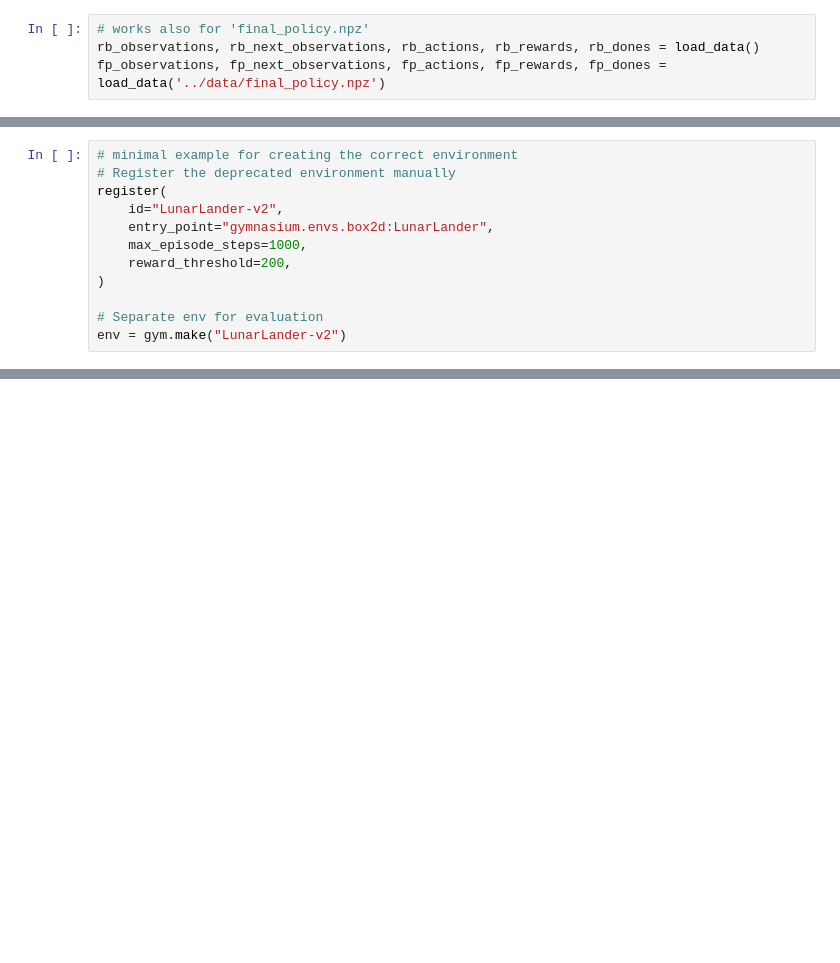
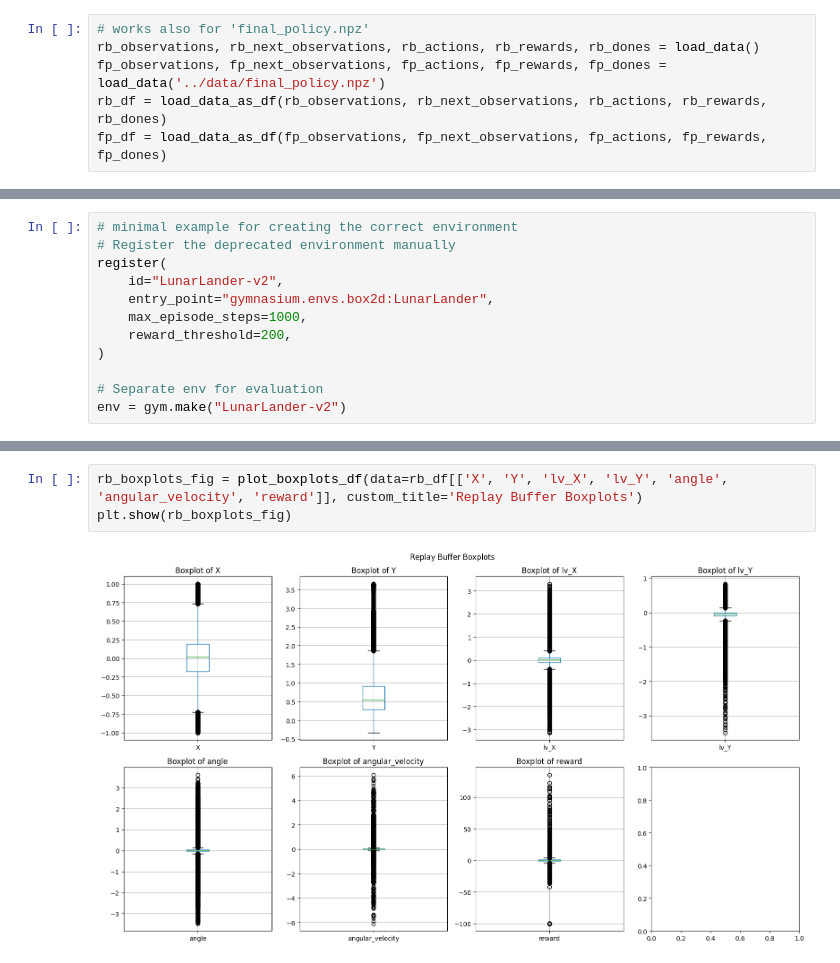
Before and after one commit to andonov16/Offline_RL_PW, a Jupyter notebook: notebooks/data_exploration.ipynb, the cells around one changed output, grey strips where cells are left out. Drawn from its saved outputs; the diff is of its cells as text; blank space fills up the shorter version.

```diff
--- a/notebooks/data_exploration.ipynb
+++ b/notebooks/data_exploration.ipynb
@@ -67,3 +85,5 @@ from gymnasium.envs.registration import register
 # works also for 'final_policy.npz'
 rb_observations, rb_next_observations, rb_actions, rb_rewards, rb_dones = load_data()
 fp_observations, fp_next_observations, fp_actions, fp_rewards, fp_dones = load_data('../data/final_policy.npz')
+rb_df = load_data_as_df(rb_observations, rb_next_observations, rb_actions, rb_rewards, rb_dones)
+fp_df = load_data_as_df(fp_observations, fp_next_observations, fp_actions, fp_rewards, fp_dones)
@@ -143,0 +150,5 @@ plot_kde_density(angle_dict)
+# %%
+rb_boxplots_fig = plot_boxplots_df(data=rb_df[['X', 'Y', 'lv_X', 'lv_Y', 'angle', 'angular_velocity', 'reward']], custom_title='Replay Buffer Boxplots')
+plt.show(rb_boxplots_fig)
+# %% [output]
+[figure, added]
```
Also changed, not shown: parts of 19 cells of this notebook, 6 other files.
